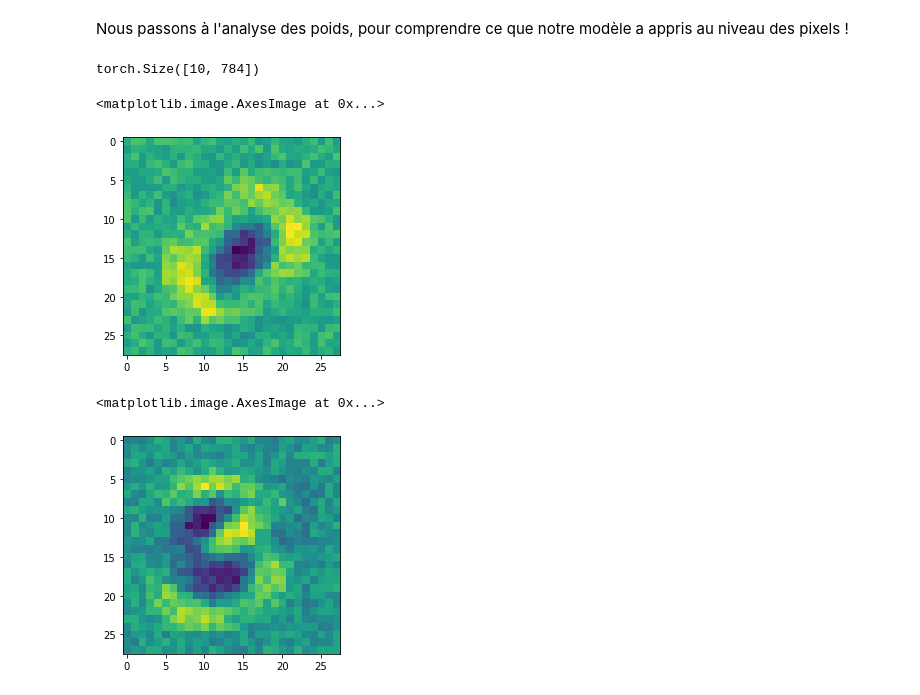
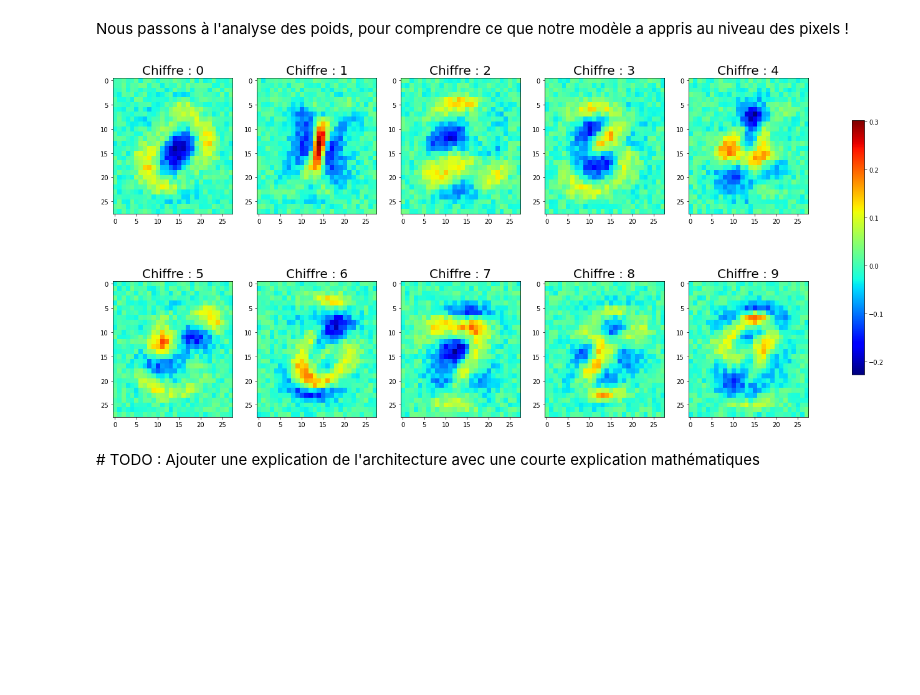
Before and after one commit to lbaret/introduction_ia_terminale, a Jupyter notebook: src/notebooks/develop.ipynb, the cells around one changed output. Cells and saved outputs as stored; diff of their text form; code cells hidden in the pictures; blank space fills up the shorter version.

Commit message:
Weights visualization : Excellent

```diff
--- a/src/notebooks/develop.ipynb
+++ b/src/notebooks/develop.ipynb
@@ -322,14 +320,22 @@ weights = model.linear.weight.detach()
-# %%
-weights.shape
-# %% [output]
-torch.Size([10, 784])
-# %%
-plt.imshow(weights[0].view([28, 28]))
-# %% [output]
-<matplotlib.image.AxesImage at 0x...>
-[figure, removed]
-# %%
-plt.imshow(weights[3].view([28, 28]))
-# %% [output]
-<matplotlib.image.AxesImage at 0x...>
-[figure, removed]
+# %%
+weights = model.linear.weight.detach() # Les paramètres du réseau qui ont été appris
+vmin = weights.min()
+vmax = weights.max()
+
+fig = plt.figure(figsize=(25, 10))
+columns = 5
+rows = 2
+
+for i in range(columns * rows):
+    image = weights[i].view(28, 28)
+    ax = fig.add_subplot(rows, columns, i+1)
+    ax.set_title(f"Chiffre : {i}", fontdict={'fontsize': 20})
+    img_map = plt.imshow(image, vmin=vmin, vmax=vmax, cmap='jet', aspect='auto')
+
+plt.subplots_adjust(hspace=0.5)
+fig.colorbar(img_map, ax=fig.axes, shrink=0.75)
+plt.show()
+# %% [output]
+[figure, added]
+# %% [markdown]
+\# TODO : Ajouter une explication de l'architecture avec une courte explication mathématiques
```
Also changed, not shown: parts of 3 cells of this notebook.
